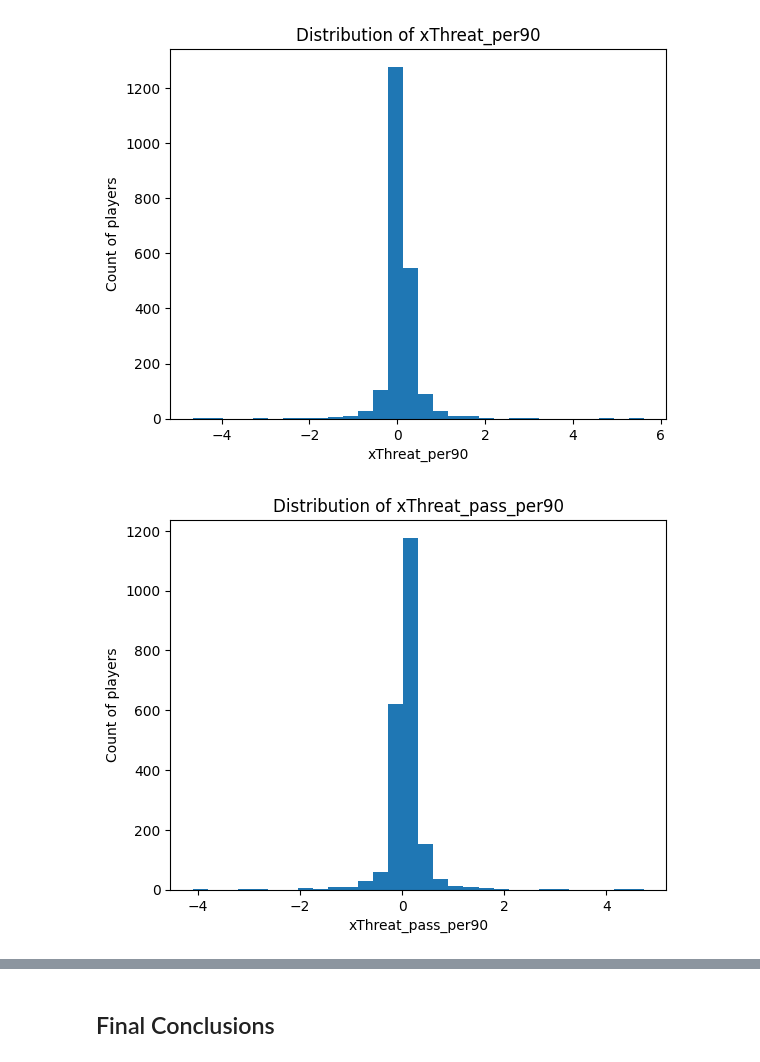
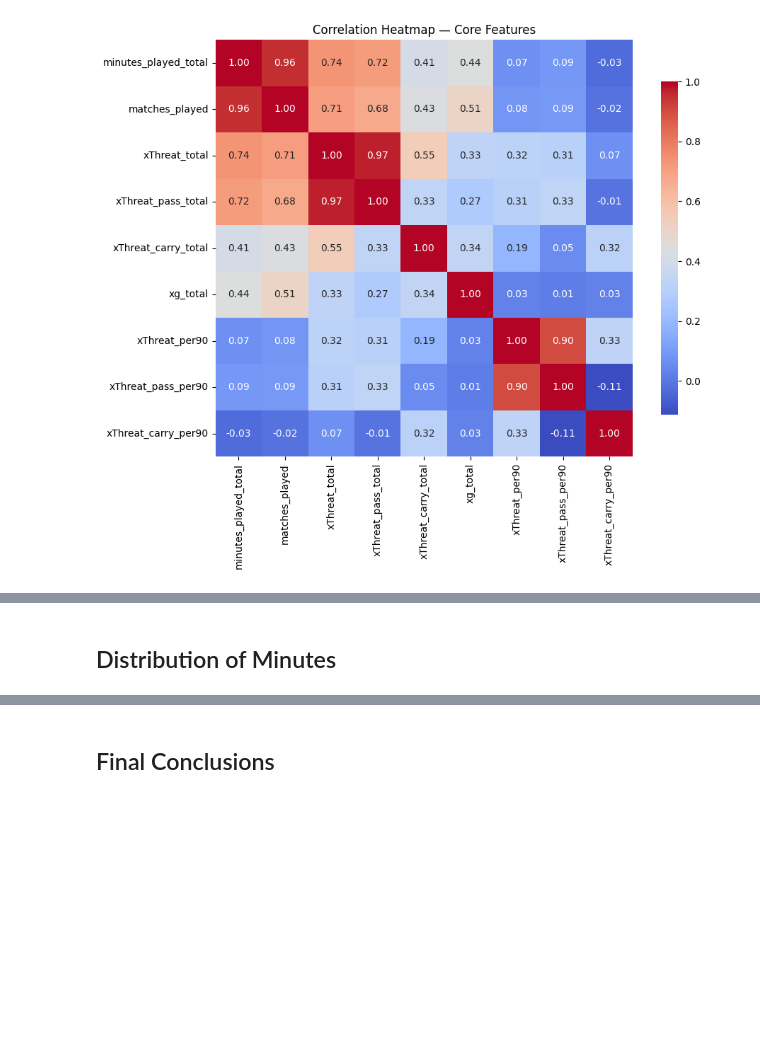
Before and after one commit to mauposad/epl-expected-threat, a Jupyter notebook: Models-StatsBomb/eda.ipynb, the cells around one changed output, grey strips where cells are left out. Cells and saved outputs as stored; diff of their text form; code cells hidden in the pictures; blank space fills up the shorter version.

```diff
--- a/Models-StatsBomb/eda.ipynb
+++ b/Models-StatsBomb/eda.ipynb
@@ -90,15 +76,12 @@ dtype: int64
 # %%
-# Histogram of total minutes
-plt.hist(df["minutes_played_total"], bins=30)
-plt.xlabel("Minutes played (season total)")
-plt.ylabel("Count of players")
-plt.title("Distribution of Season Minutes")
-plt.show()
+for col in target_cols:
+    fig, ax = plt.subplots()
+    ax.hist(df[col], bins=30, edgecolor="black")
+    ax.set_title(f"Histogram of {col}")
+    ax.set_xlabel(col)
+    ax.set_ylabel("Count")
 
-# Quick look at minutes buckets
-bins = [0, 500, 1000, 1500, 2000, 2500, 3500]
-labels = ["<500", "500–999", "1000–1499", "1500–1999", "2000–2499", "2500+"]
-
-df["minutes_bucket"] = pd.cut(df["minutes_played_total"], bins=bins, labels=labels, include_lowest=True)
-print(df["minutes_bucket"].value_counts().sort_index())
+    fig.tight_layout()
+    fig.savefig(FIGURES_DIR / f"hist_{col}.png", dpi=300)
+    plt.show()
 # %% [output]
@@ -132,13 +112,20 @@ for col in metrics:
 # %%
-per90_cols = ["xThreat_per90", "xThreat_pass_per90", "xThreat_carry_per90"]
+corr = df[feature_cols].corr()
 
-for col in per90_cols:
-    plt.figure()
-    plt.hist(df[col], bins=30)
-    plt.xlabel(col)
-    plt.ylabel("Count of players")
-    plt.title(f"Distribution of {col}")
-    plt.show()
+fig, ax = plt.subplots(figsize=(10, 8))
+sns.heatmap(
+    corr,
+    ax=ax,
+    annot=True,
+    fmt=".2f",
+    cmap="coolwarm",
+    square=True,
+    cbar_kws={"shrink": 0.8},
+)
+ax.set_title("Correlation Heatmap — Core Features")
+
+fig.tight_layout()
+fig.savefig(FIGURES_DIR / "corr_heatmap_core_features.png", dpi=300)
+plt.show()
 # %% [output]
-[figure, old version]
+[figure, new version]
-[figure, removed]
@@ -146 +132,3 @@ for col in per90_cols:
+# %% [markdown]
+## Distribution of Minutes
 # %%
```
Also changed, not shown: parts of 15 cells of this notebook, 14 other files.
